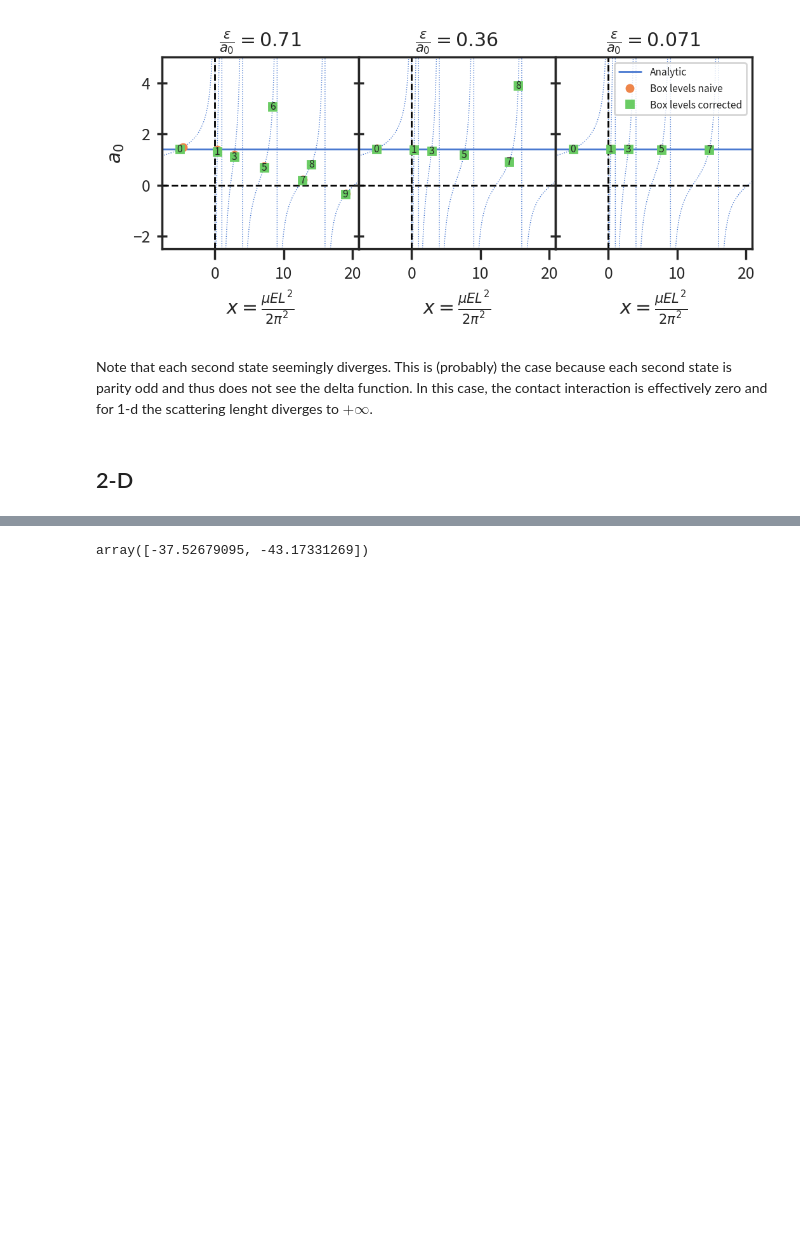
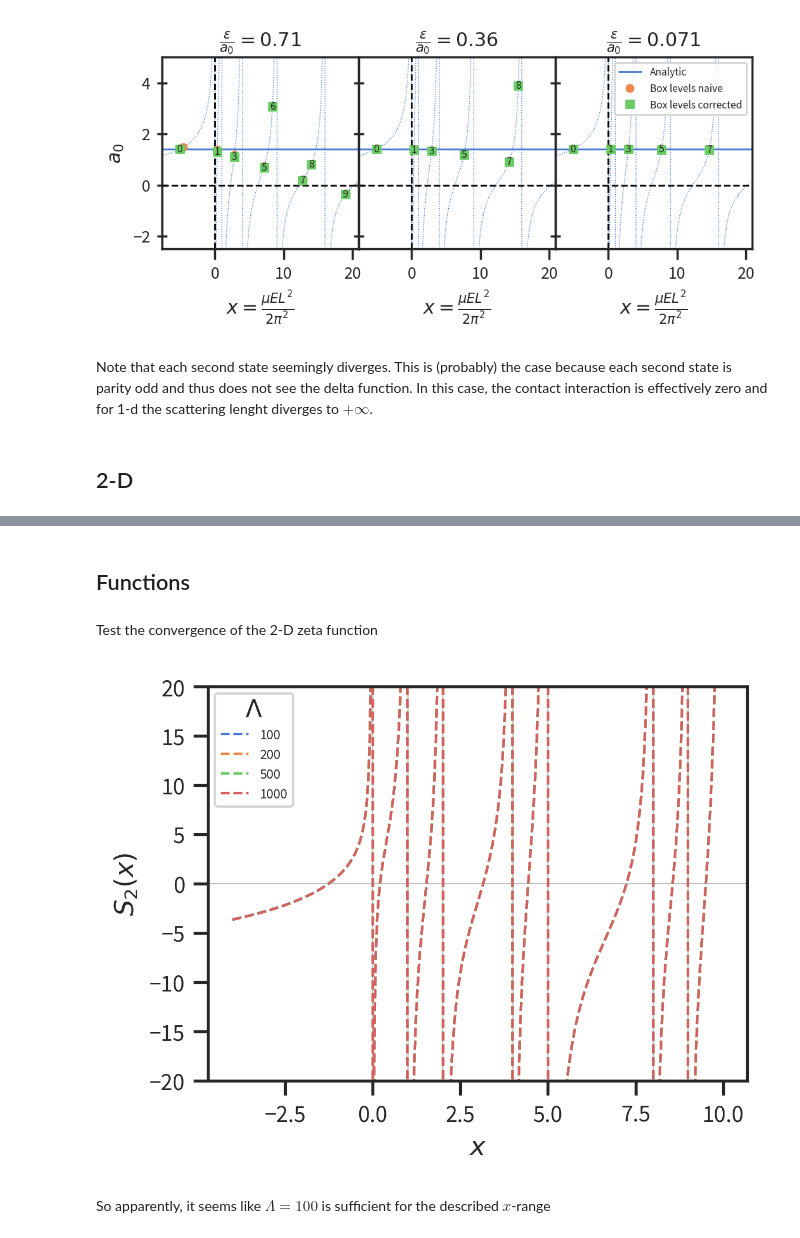
Before and after one commit to ckoerber/luescher-nd, a Jupyter notebook: notebooks/luescher-check.ipynb, the cells around one changed output, grey strips where cells are left out. Saved outputs shown, nothing was run; the diff lists cells and outputs as text; code cells hidden in the pictures; blank space fills up the shorter version.

```diff
--- a/notebooks/luescher-check.ipynb
+++ b/notebooks/luescher-check.ipynb
@@ -181,4 +164,44 @@ from luescher_nd.zeta import zeta2
-# %%
-zeta2([1.1, 2.1], 10)
-# %% [output]
-array([-37.52679095, -43.17331269])
+# %% [markdown]
+## Functions
+# %% [markdown]
+Test the convergence of the 2-D zeta function
+# %%
+x = np.linspace(-4, 10, 1000)
+
+lambdas = [100, 200, 500, 1000]
+
+data = []
+
+for l in lambdas:
+    for xi, yi in zip(x, zeta.zeta2(x, l)):
+        data.append({"x": xi, "y": yi, "l": l})
+
+z2_data = pd.DataFrame(data)
+# %%
+zeros = np.unique(np.sum(
+    np.array(list(itertools.product(*[np.arange(int(x.min()), int(x.max()))] * 2))) ** 2, axis=1
+))
+# %%
+fig_zeta_2d, ax = plt.subplots(dpi=300, figsize=(4,3))
+
+ax.axhline(0, ls="-", c="grey", lw=.5, alpha=.5)
+
+for zero in zeros:
+    if zero < x.max():
+        ax.axvline(zero, ls="-", c="grey", lw=.5, alpha=.5)
+
+grouped = z2_data.groupby("l")
+for key, group in grouped:
+    group.plot(ax=ax, x='x', y='y', label=key, lw=1, ls="--")
+
+ax.set_ylim(-20, 20)
+ax.legend(loc="best", fontsize="xx-small", title="$\Lambda$")
+
+ax.set_xlabel("$x$")
+ax.set_ylabel("$S_2(x)$")
+
+plt.show(fig_zeta_2d)
+# %% [output]
+[figure, added]
+# %% [markdown]
+So apparently, it seems like $\Lambda = 100$ is sufficient for the described $x$-range
```
Also changed, not shown: parts of 9 cells of this notebook.
